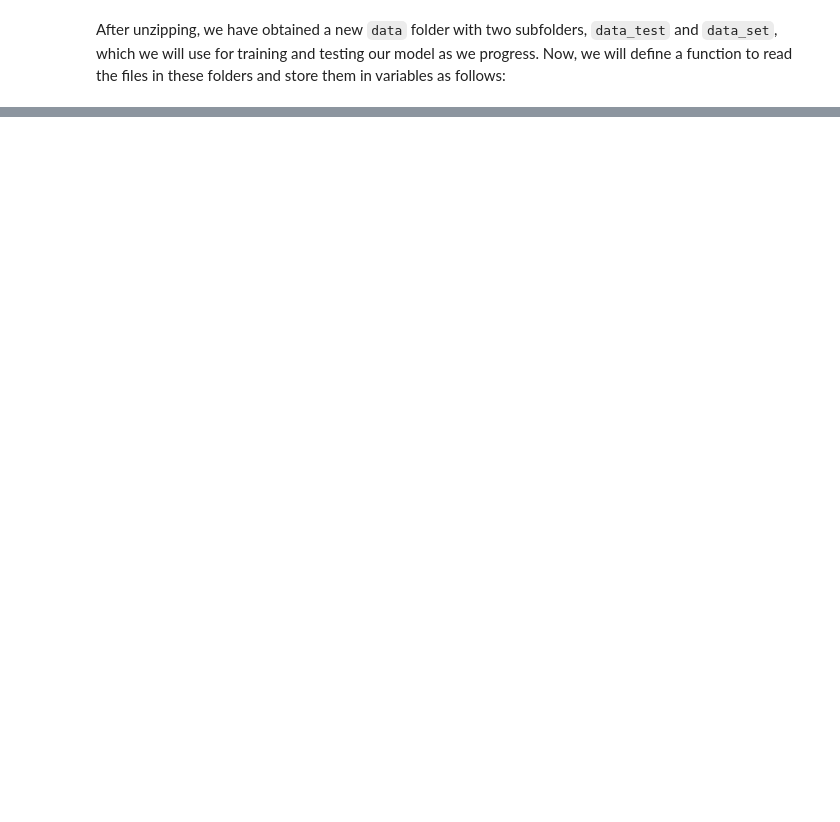
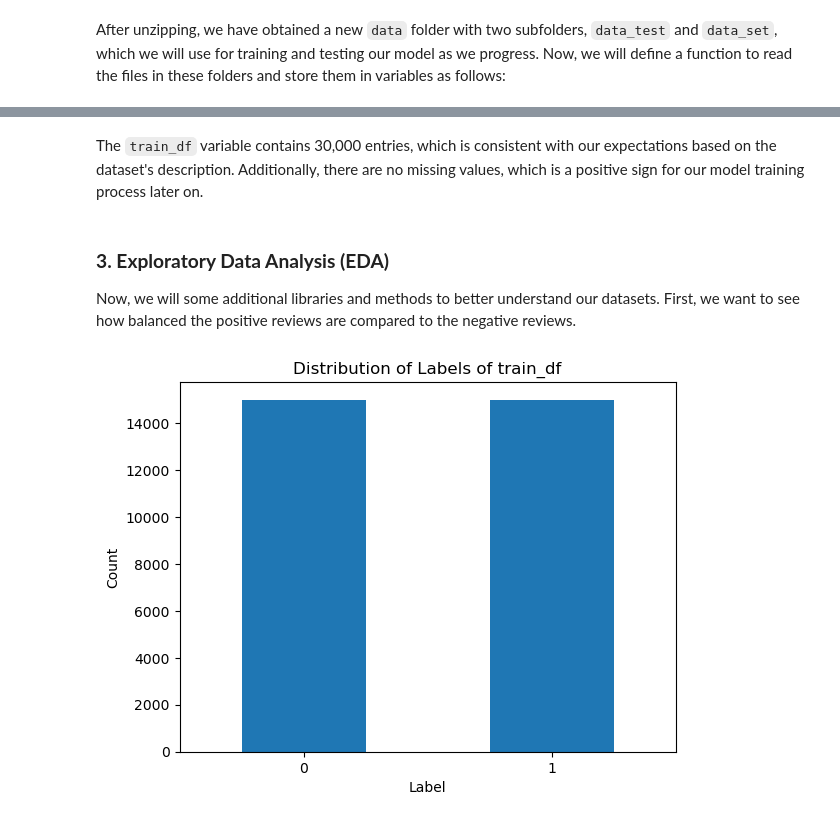
Before and after one commit to uyen-nguyen-190304/text-sentiment-analysis, a Jupyter notebook: code/sentiment_analysis.ipynb, the cells around one changed output, grey strips where cells are left out. Saved outputs shown, nothing was run; the diff lists cells and outputs as text; code cells hidden in the pictures; blank space fills up the shorter version.

```diff
--- a/code/sentiment_analysis.ipynb
+++ b/code/sentiment_analysis.ipynb
@@ -98,2 +80,23 @@ Archive:  ./ntc-scv/data/data_test.zip
 # %% [markdown]
 After unzipping, we have obtained a new `data` folder with two subfolders, `data_test` and `data_set`, which we will use for training and testing our model as we progress. Now, we will define a function to read the files in these folders and store them in variables as follows:
+# %%
+# Define function to read data from file
+def load_data_from_path(folder_path):
+    examples = []
+    for label in os.listdir(folder_path):
+        full_path = os.path.join(folder_path, label)
+        for file_name in os.listdir(full_path):
+            file_path = os.path.join(full_path, file_name)
+            with open(file_path, "r", encoding='utf-8') as f:
+                linens = f.readlines()
+            sentence = " ".join(linens)
+            if label == "neg":
+                label = 0
+            if label == "pos":
+                label = 1
+            data = {
+                'sentence'  : sentence,
+                'label'     : label
+            }
+            examples.append(data)
+    return pd.DataFrame(examples)
@@ -99,0 +105,12 @@ After unzipping, we have obtained a new `data` folder with two subfolders, `data
+# %%
+# Declare the path to specific data folder
+folder_path = {
+    'train': '../data/data_train/train',
+    'valid': '../data/data_train/test',
+    'test' : '../data/data_test/test'
+}
+
+# Load data to corresponding variables
+train_df = load_data_from_path(folder_path['train'])
+valid_df = load_data_from_path(folder_path['valid'])
+test_df  = load_data_from_path(folder_path['test'])
@@ -99,0 +149,16 @@ After unzipping, we have obtained a new `data` folder with two subfolders, `data
+# %% [markdown]
+The `train_df` variable contains 30,000 entries, which is consistent with our expectations based on the dataset's description. Additionally, there are no missing values, which is a positive sign for our model training process later on.
+# %% [markdown]
+### **3. Exploratory Data Analysis (EDA)**
+Now, we will some additional libraries and methods to better understand our datasets. First, we want to see how balanced the positive reviews are compared to the negative reviews.
+# %%
+# Categories distribution for train_df dataframe
+label_counts = train_df['label'].value_counts()
+label_counts.plot(kind='bar')
+plt.ylabel('Count')
+plt.xlabel('Label')
+plt.xticks(rotation=0)
+plt.title('Distribution of Labels of train_df')
+plt.show()
+# %% [output]
+[figure, added]
```
Also changed, not shown: parts of 10 cells of this notebook.
